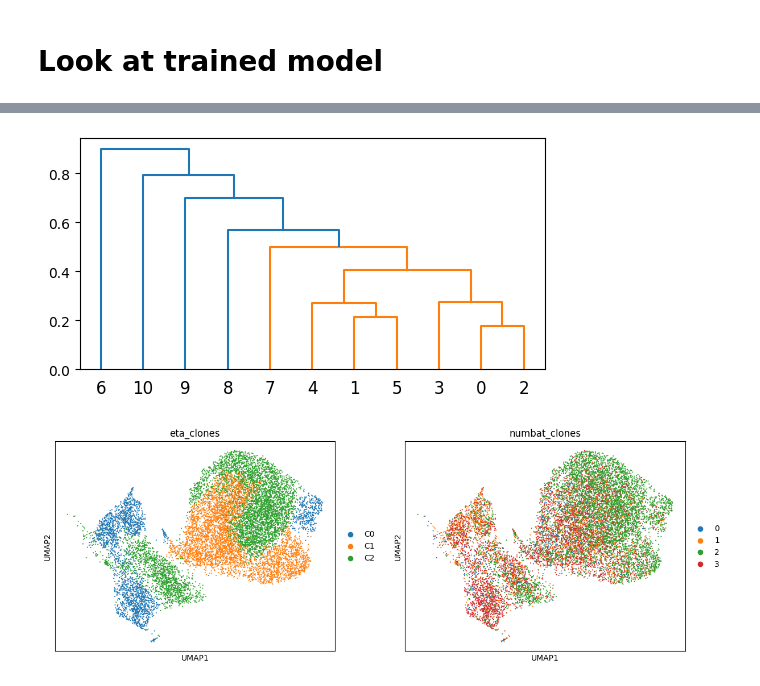
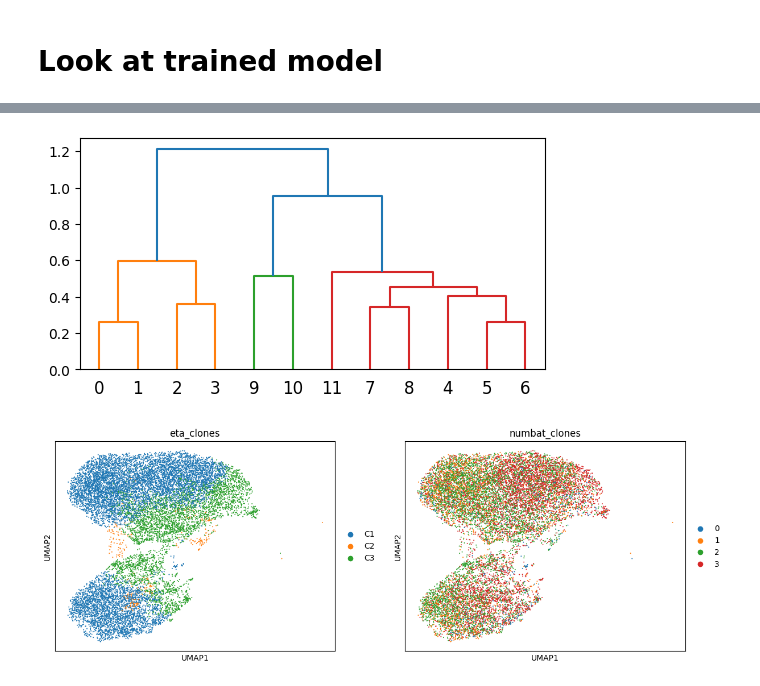
Before and after one commit to azizilab/echidna, a Jupyter notebook: notebooks/run_multi_timepoints.ipynb, the cells around one changed output, grey strips where cells are left out. Drawn from its saved outputs; the diff is of its cells as text; code cells hidden in the pictures.

```diff
--- a/notebooks/run_multi_timepoints.ipynb
+++ b/notebooks/run_multi_timepoints.ipynb
@@ -21,7 +21,7 @@ torch.set_default_device(mps_device)
 # %% [markdown]
 # Format input data
 # %%
-patient = 'R310'
+patient = 'R319'
 PATH = "../../Data/echidna3/"
 path = os.path.join(PATH, patient + "_tumors.h5ad")
 print(path)
@@ -55,6 +55,6 @@ sc.pl.umap(X, color=['leiden'])
 # %%
 X_obs, W_obs, z_obs, pi_obs = prepare_input(X, W, sample_name=patient,
-                                            timepoints=['on2', 'pre'], n_subsamples=3000, device="cpu")
+                                            timepoints=['on', 'pre'], n_subsamples=3000, device="cpu")
 print(X_obs.shape)
 print(W_obs.shape)
 print(z_obs.shape)
@@ -146,10 +166,10 @@ from echidna.eval import eta_cov_tree, assign_clones
 # %%
-dn = eta_cov_tree(eta, 0.5)
+dn = eta_cov_tree(eta, 0.8)
 # %% [output]
-[figure, old version]
+[figure, new version]
 # %%
 assign_clones(eta, dn, X)
 # %%
 sc.pl.umap(X, color=['eta_clones', 'numbat_clones'])
 # %% [output]
-[figure, old version]
+[figure, new version]
```
Also changed, not shown: parts of 14 cells of this notebook, 4 other files.
